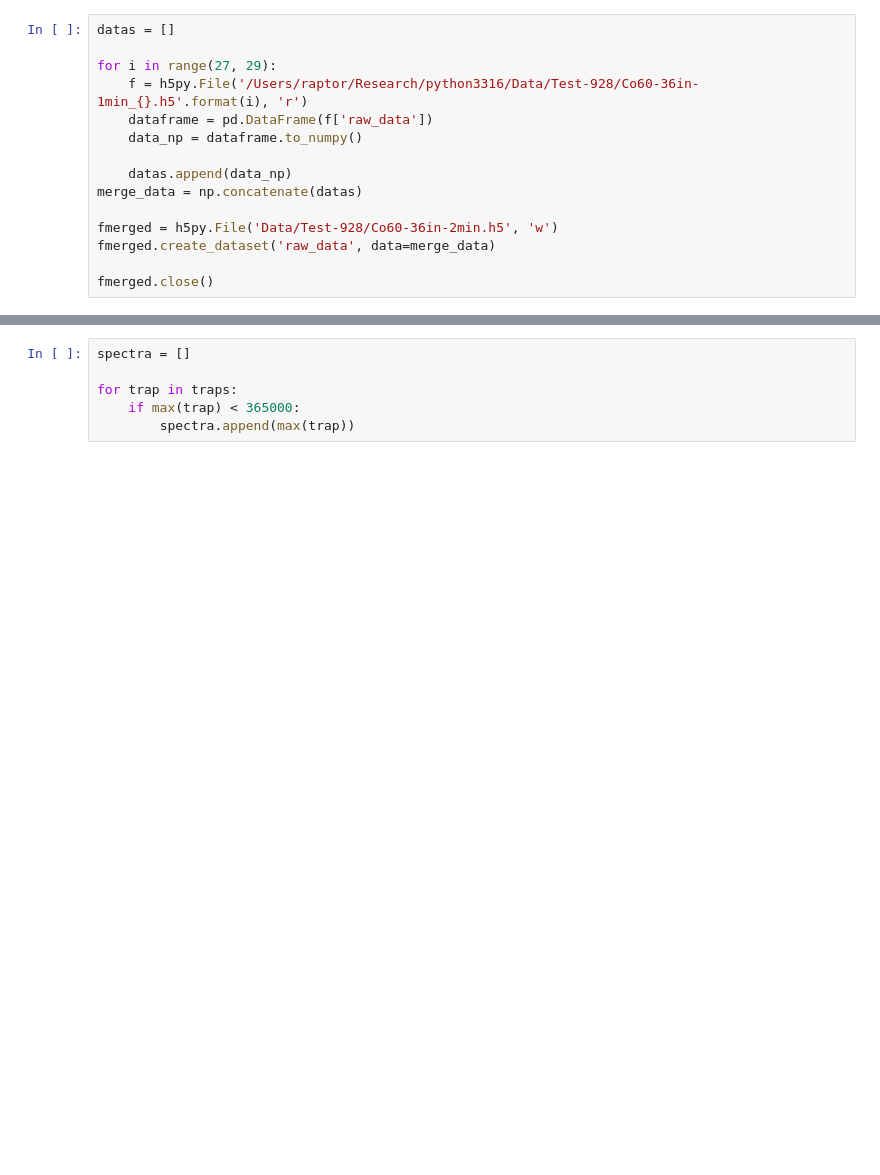
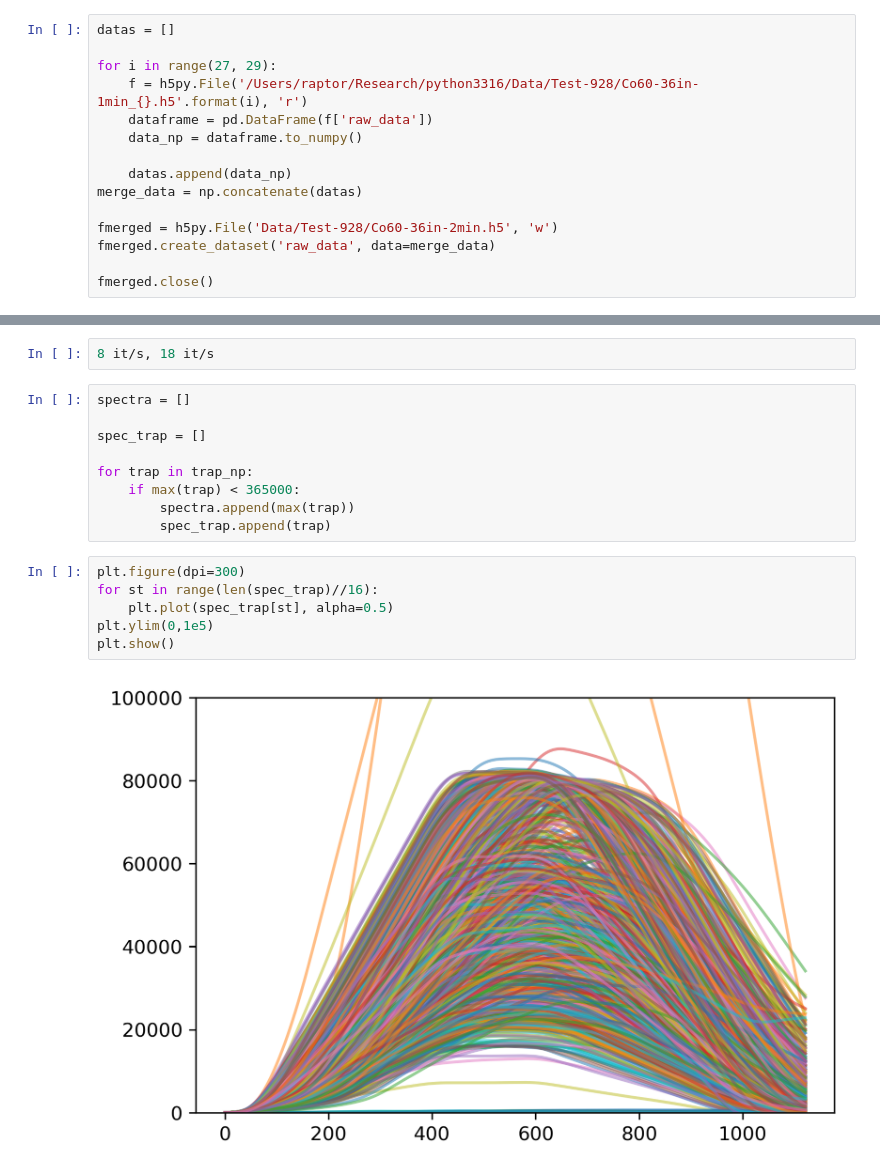
Before and after one commit to cllamb0/NE-204, a Jupyter notebook: Lab-1/NE-204_Lab-1.ipynb, the cells around one changed output, grey strips where cells are left out. Saved outputs shown, nothing was run; the diff lists cells and outputs as text; blank space fills up the shorter version.

```diff
--- a/Lab-1/NE-204_Lab-1.ipynb
+++ b/Lab-1/NE-204_Lab-1.ipynb
@@ -159,9 +220,22 @@ determine_rise(fs[:2200])
+# %%
+8 it/s, 18 it/s
 # %%
 spectra = []
 
-for trap in traps:
+spec_trap = []
+
+for trap in trap_np:
     if max(trap) < 365000:
         spectra.append(max(trap))
+        spec_trap.append(trap)
+# %%
+plt.figure(dpi=300)
+for st in range(len(spec_trap)//16):
+    plt.plot(spec_trap[st], alpha=0.5)
+plt.ylim(0,1e5)
+plt.show()
+# %% [output]
+[figure, added]
 # %%
 plt.figure(dpi=300)
 plt.hist(spectra, bins=500)
```
Also changed, not shown: parts of 45 cells of this notebook.
